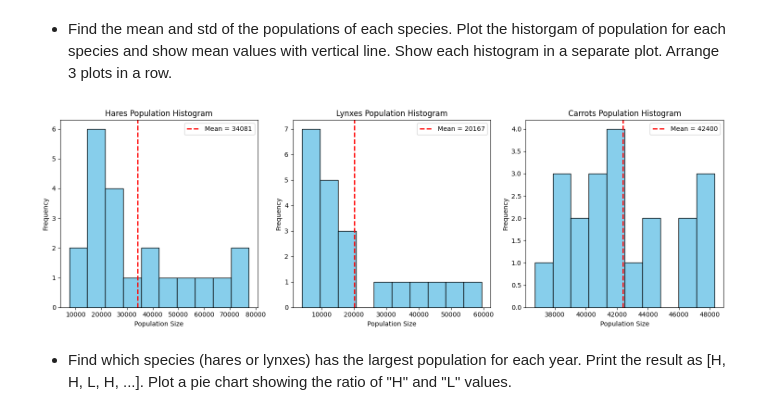
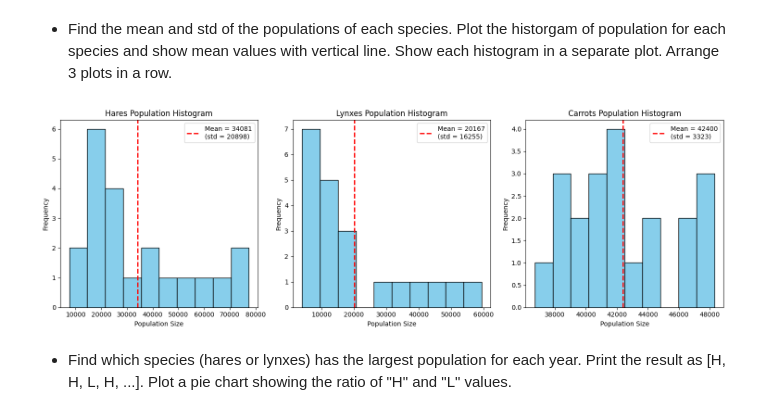
Before and after one commit to ryakhovskiyy/StatPrak25, a Jupyter notebook: Homework2.ipynb, the cells around one changed output. Drawn from its saved outputs; the diff is of its cells as text; code cells hidden in the pictures.

```diff
--- a/Homework2.ipynb
+++ b/Homework2.ipynb
@@ -145,20 +145,20 @@ plt.show()
 # %%
 means = np.mean(populations, axis=0)
 stds = np.std(populations, axis=0)
 
 fig, axes = plt.subplots(1, 3, figsize=(15, 5))
 for i, species_name in enumerate(species):
     axes[i].hist(populations[:, i], bins=10, color='skyblue', edgecolor='black')
-    axes[i].axvline(means[i], color='red', linestyle='dashed', label=f"Mean = {means[i]:.0f}", linewidth=2)
+    axes[i].axvline(means[i], color='red', linestyle='dashed', label=f"Mean = {means[i]:.0f}\n(std = {stds[i]:.0f})", linewidth=2)
     axes[i].set_title(f'{species_name} Population Histogram')
     axes[i].set_xlabel('Population Size')
     axes[i].set_ylabel('Frequency')
     axes[i].legend()
 
 plt.tight_layout()
 plt.show()
 # %% [output]
-[figure, old version]
+[figure, new version]
 # %% [markdown]
 - Find which species (hares or lynxes) has the largest population for each year. Print the result as [H, H, L, H, ...]. Plot a pie chart showing the ratio of "H" and "L" values.
 # %%
```
